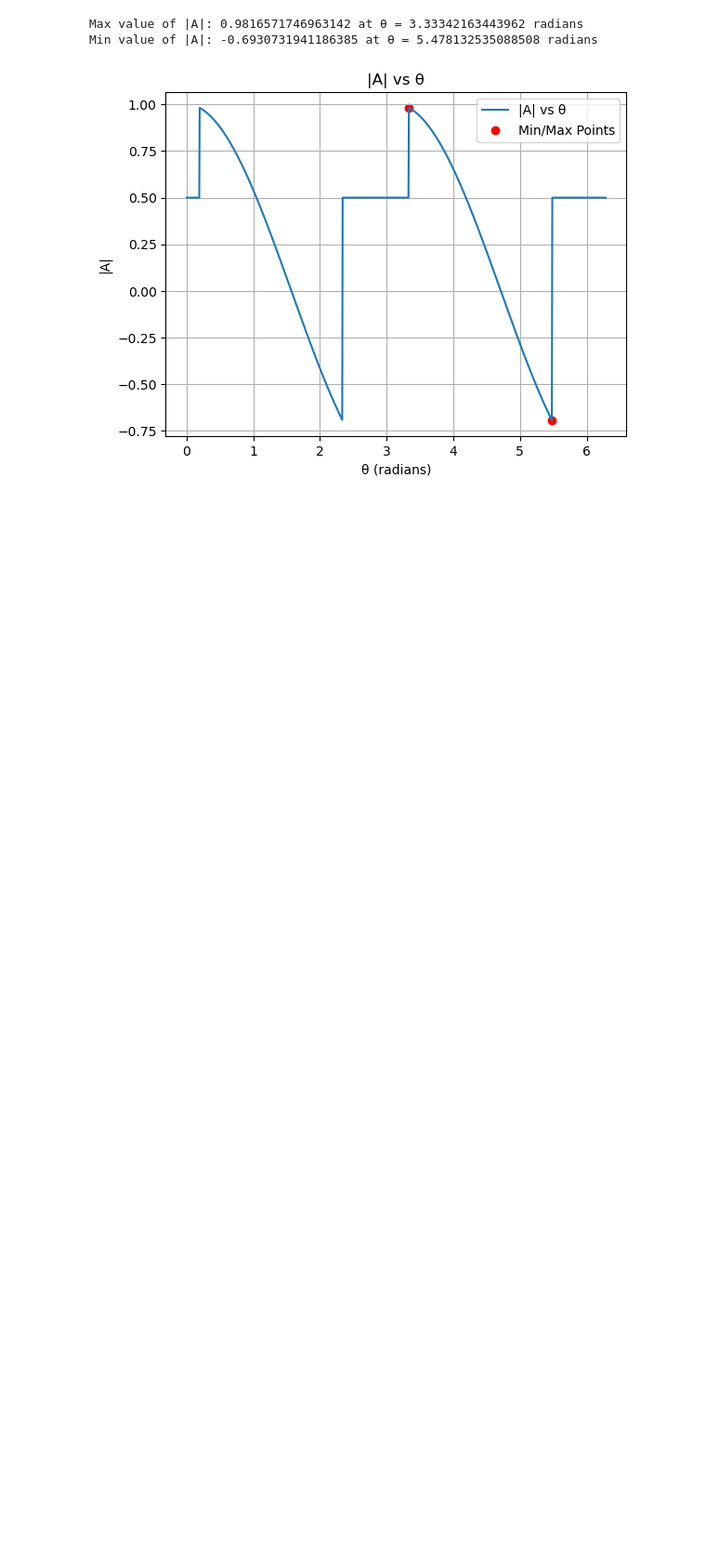
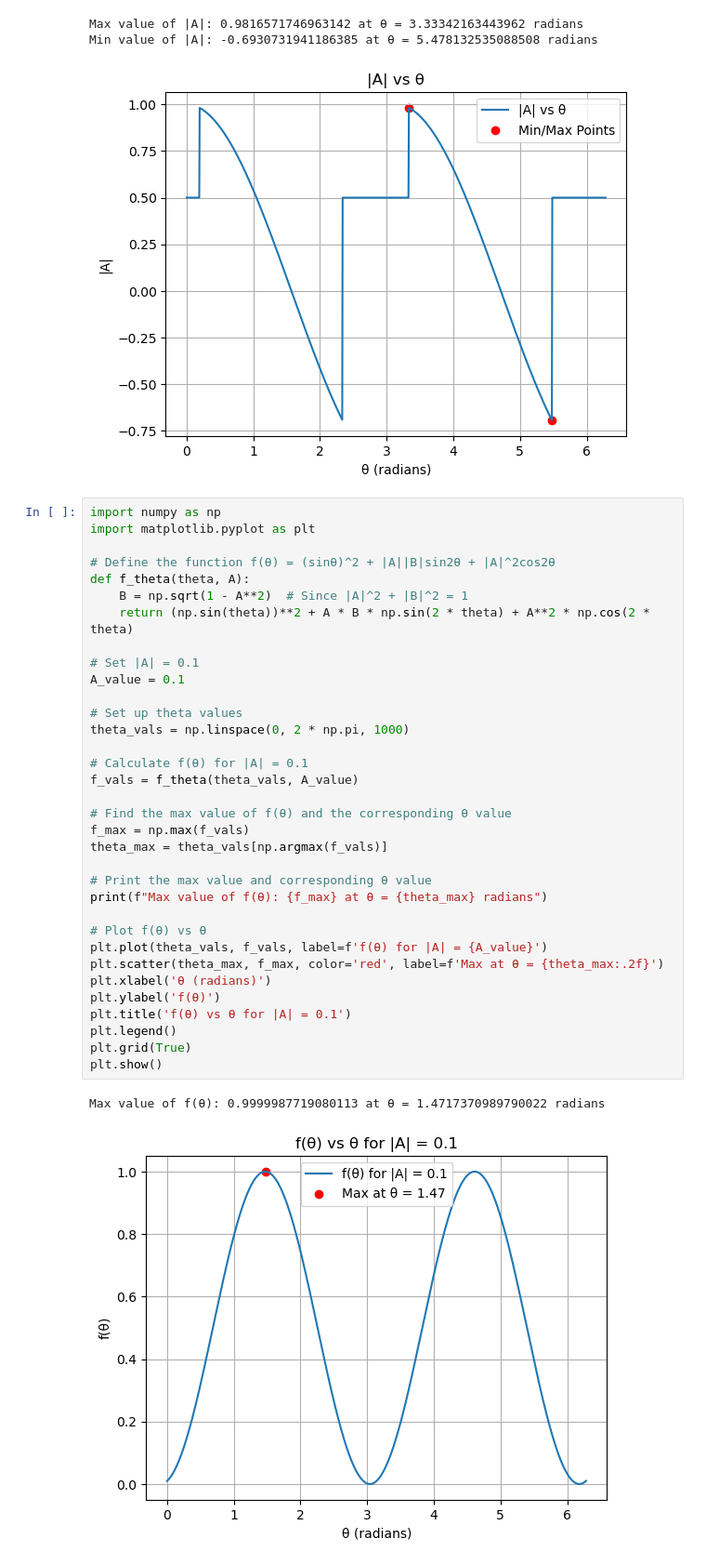
Before and after one commit to Byounghyun123/quantum-computing-simul-projs, a Jupyter notebook: Grover's Algorithm vs Hamiltonian.ipynb, the cells around one changed output. Shown at 93% size. Saved outputs shown, nothing was run; the diff lists cells and outputs as text; blank space fills up the shorter version.

Commit message:
Added another plot

```diff
--- a/Grover's Algorithm vs Hamiltonian.ipynb
+++ b/Grover's Algorithm vs Hamiltonian.ipynb
@@ -46,3 +46,40 @@ plt.show()
 Max value of |A|: 0.9816571746963142 at θ = 3.33342163443962 radians
 Min value of |A|: -0.6930731941186385 at θ = 5.478132535088508 radians
 [figure]
+# %%
+import numpy as np
+import matplotlib.pyplot as plt
+
+# Define the function f(θ) = (sinθ)^2 + |A||B|sin2θ + |A|^2cos2θ
+def f_theta(theta, A):
+    B = np.sqrt(1 - A**2)  # Since |A|^2 + |B|^2 = 1
+    return (np.sin(theta))**2 + A * B * np.sin(2 * theta) + A**2 * np.cos(2 * theta)
+
+# Set |A| = 0.1
+A_value = 0.1
+
+# Set up theta values
+theta_vals = np.linspace(0, 2 * np.pi, 1000)
+
+# Calculate f(θ) for |A| = 0.1
+f_vals = f_theta(theta_vals, A_value)
+
+# Find the max value of f(θ) and the corresponding θ value
+f_max = np.max(f_vals)
+theta_max = theta_vals[np.argmax(f_vals)]
+
+# Print the max value and corresponding θ value
+print(f"Max value of f(θ): {f_max} at θ = {theta_max} radians")
+
+# Plot f(θ) vs θ
+plt.plot(theta_vals, f_vals, label=f'f(θ) for |A| = {A_value}')
+plt.scatter(theta_max, f_max, color='red', label=f'Max at θ = {theta_max:.2f}')
+plt.xlabel('θ (radians)')
+plt.ylabel('f(θ)')
+plt.title('f(θ) vs θ for |A| = 0.1')
+plt.legend()
+plt.grid(True)
+plt.show()
+# %% [output]
+Max value of f(θ): 0.9999987719080113 at θ = 1.4717370989790022 radians
+[figure, added]
```
